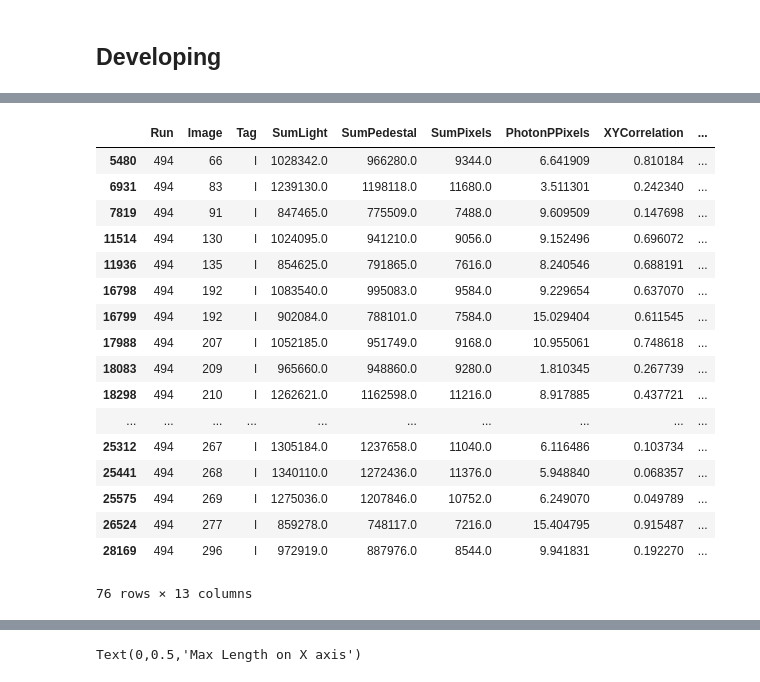
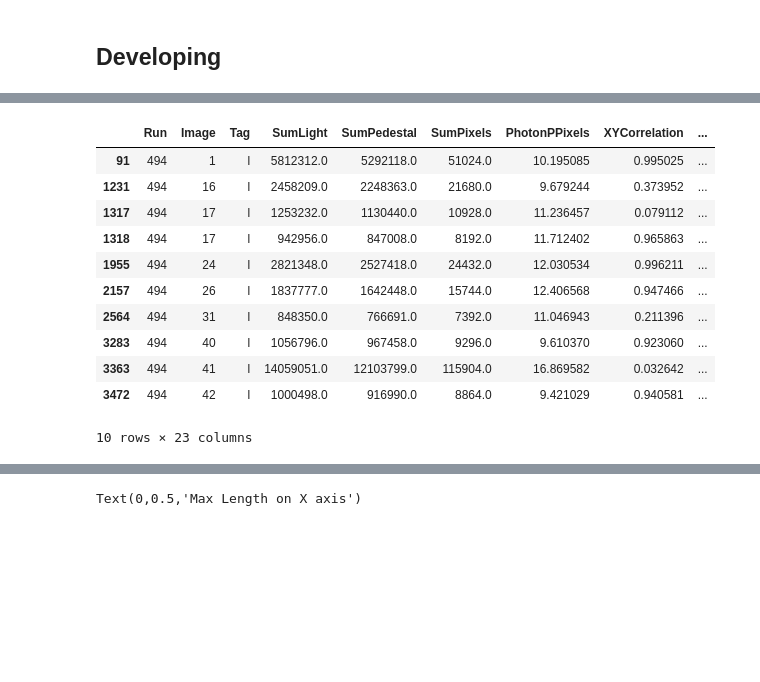
Before and after one commit to igorabritta/cygno, a Jupyter notebook: CreateVariables.ipynb, the cells around one changed output, grey strips where cells are left out. Cells and saved outputs as stored; diff of their text form; code cells hidden in the pictures; blank space fills up the shorter version.

```diff
--- a/CreateVariables.ipynb
+++ b/CreateVariables.ipynb
@@ -154,7 +154,7 @@ tl.plot2hist(COR, bins = [35,60,100], liml = -0.01, limr = 1.01, label='XYCorrel
 ## Ploting the specified type of cluster
 # %%
 tag = 'l'
-for cluN in [2563]:#df.index[df.Tag == tag]:
+for cluN in ttt:#[2563]:#df.index[df.Tag == tag]:
 
     #cluN = 91 ## Specified Cluster
 
@@ -173,6 +173,7 @@ for cluN in [2563]:#df.index[df.Tag == tag]:
 
     fig = plt.figure(figsize=(15,15))
     ax  = plt.gca()
+
     iax = ax.imshow(matrix,cmap="viridis", vmin=85,vmax=130)
     ax.set_ylim(np.min(Yi),np.max(Yi))
     ax.set_xlim(np.min(Xi),np.max(Xi))
@@ -212,8 +240,9 @@ meanLY = np.zeros(featuresL.shape[0],dtype=float)
 # %%
 tag = 'l'
 debug = False
+debug2 = False
 it = -1
-for cluN in [2563]:#df[df['Tag'] == tag].index:
+for cluN in df[df['Tag'] == tag].index:
     ind = cluN
     it += 1
 
@@ -250,6 +279,20 @@ for cluN in [2563]:#df[df['Tag'] == tag].index:
 
         plt.close()
 
+    #--------------------------------------------------------------------------------#
+
+    widthY[it], widthX[it], peakX[it], meanX[it] = plot_shapeprofile(X = newX,Y = newY, L = df.Light[ind], P = df.Pedestal[ind], px = 10, debug = debug2)
+
+    startX[it] = df.X[ind][np.argmin(newX)]
+    endX[it] = df.X[ind][np.argmax(newX)]
+    startXy[it] = df.Y[ind][np.argmin(newX)]
+    endXy[it] = df.Y[ind][np.argmax(newX)]
+
+    startY[it] = df.Y[ind][np.argmin(newY)]
+    endY[it] = df.Y[ind][np.argmax(newY)]
+
+
+    #--------------------------------------------------------------------------------#
     # Calculatin length in X and Y
     maxLX[it] = (np.max(newX) - np.min(newX))
     maxLY[it] = (np.max(newY) - np.min(newY))
@@ -262,29 +305,35 @@ featuresL.insert(9,'MaxLengthX',maxLX)
 featuresL.insert(10,'MaxLengthY',maxLY)
 featuresL.insert(11,'MeanLengthX',meanLX)
 featuresL.insert(12,'MeanLengthY',meanLY)
+
+featuresL.insert(13,'WidthY',widthY)
+featuresL.insert(14,'StartY',startY)
+featuresL.insert(15,'EndY',endY)
+
+featuresL.insert(16,'WidthX',widthX)
+featuresL.insert(17,'StartX',startX)
+featuresL.insert(18,'EndX',endX)
+featuresL.insert(19,'StartXy',startXy)
+featuresL.insert(20,'EndXy',endXy)
+featuresL.insert(21,'PeakX',peakX)
+featuresL.insert(22,'MeanX',meanX)
 # %%
 ttt = featuresL.index[(featuresL.MaxLengthX > 0) & (featuresL.MaxLengthX < 200)]
 # %%
-featuresL[featuresL.MaxLengthX < 250].head(n=100)
+featuresL[featuresL.Image < 210].head(n=10)
 # %% [output]
 |  | Run | Image | Tag | SumLight | SumPedestal | SumPixels | PhotonPPixels | XYCorrelation | ... |
-| 5480 | 494 | 66 | l | 1028342.0 | 966280.0 | 9344.0 | 6.641909 | 0.810184 | ... |
-| 6931 | 494 | 83 | l | 1239130.0 | 1198118.0 | 11680.0 | 3.511301 | 0.242340 | ... |
-| 7819 | 494 | 91 | l | 847465.0 | 775509.0 | 7488.0 | 9.609509 | 0.147698 | ... |
-| 11514 | 494 | 130 | l | 1024095.0 | 941210.0 | 9056.0 | 9.152496 | 0.696072 | ... |
-| 11936 | 494 | 135 | l | 854625.0 | 791865.0 | 7616.0 | 8.240546 | 0.688191 | ... |
-| 16798 | 494 | 192 | l | 1083540.0 | 995083.0 | 9584.0 | 9.229654 | 0.637070 | ... |
-| 16799 | 494 | 192 | l | 902084.0 | 788101.0 | 7584.0 | 15.029404 | 0.611545 | ... |
-| 17988 | 494 | 207 | l | 1052185.0 | 951749.0 | 9168.0 | 10.955061 | 0.748618 | ... |
-| 18083 | 494 | 209 | l | 965660.0 | 948860.0 | 9280.0 | 1.810345 | 0.267739 | ... |
-| 18298 | 494 | 210 | l | 1262621.0 | 1162598.0 | 11216.0 | 8.917885 | 0.437721 | ... |
-| ... | ... | ... | ... | ... | ... | ... | ... | ... | ... |
-| 25312 | 494 | 267 | l | 1305184.0 | 1237658.0 | 11040.0 | 6.116486 | 0.103734 | ... |
-| 25441 | 494 | 268 | l | 1340110.0 | 1272436.0 | 11376.0 | 5.948840 | 0.068357 | ... |
-| 25575 | 494 | 269 | l | 1275036.0 | 1207846.0 | 10752.0 | 6.249070 | 0.049789 | ... |
-| 26524 | 494 | 277 | l | 859278.0 | 748117.0 | 7216.0 | 15.404795 | 0.915487 | ... |
-| 28169 | 494 | 296 | l | 972919.0 | 887976.0 | 8544.0 | 9.941831 | 0.192270 | ... |
+| 91 | 494 | 1 | l | 5812312.0 | 5292118.0 | 51024.0 | 10.195085 | 0.995025 | ... |
+| 1231 | 494 | 16 | l | 2458209.0 | 2248363.0 | 21680.0 | 9.679244 | 0.373952 | ... |
+| 1317 | 494 | 17 | l | 1253232.0 | 1130440.0 | 10928.0 | 11.236457 | 0.079112 | ... |
+| 1318 | 494 | 17 | l | 942956.0 | 847008.0 | 8192.0 | 11.712402 | 0.965863 | ... |
+| 1955 | 494 | 24 | l | 2821348.0 | 2527418.0 | 24432.0 | 12.030534 | 0.996211 | ... |
+| 2157 | 494 | 26 | l | 1837777.0 | 1642448.0 | 15744.0 | 12.406568 | 0.947466 | ... |
+| 2564 | 494 | 31 | l | 848350.0 | 766691.0 | 7392.0 | 11.046943 | 0.211396 | ... |
+| 3283 | 494 | 40 | l | 1056796.0 | 967458.0 | 9296.0 | 9.610370 | 0.923060 | ... |
+| 3363 | 494 | 41 | l | 14059051.0 | 12103799.0 | 115904.0 | 16.869582 | 0.032642 | ... |
+| 3472 | 494 | 42 | l | 1000498.0 | 916990.0 | 8864.0 | 9.421029 | 0.940581 | ... |
-76 rows × 13 columns
+10 rows × 23 columns
 # %%
 plot1hist(featuresL.MaxLengthX, bins = 25, liml = 0, limr = 1200, label='Max length on X axis', logx = False, logy = False, density=False)
 plot1hist(featuresL.MaxLengthY, bins = 25, liml = 0, limr = 500, label='Max length on Y axis', logx = False, logy = False, density=False)
```
Also changed, not shown: parts of 18 cells of this notebook, 1 other file.
